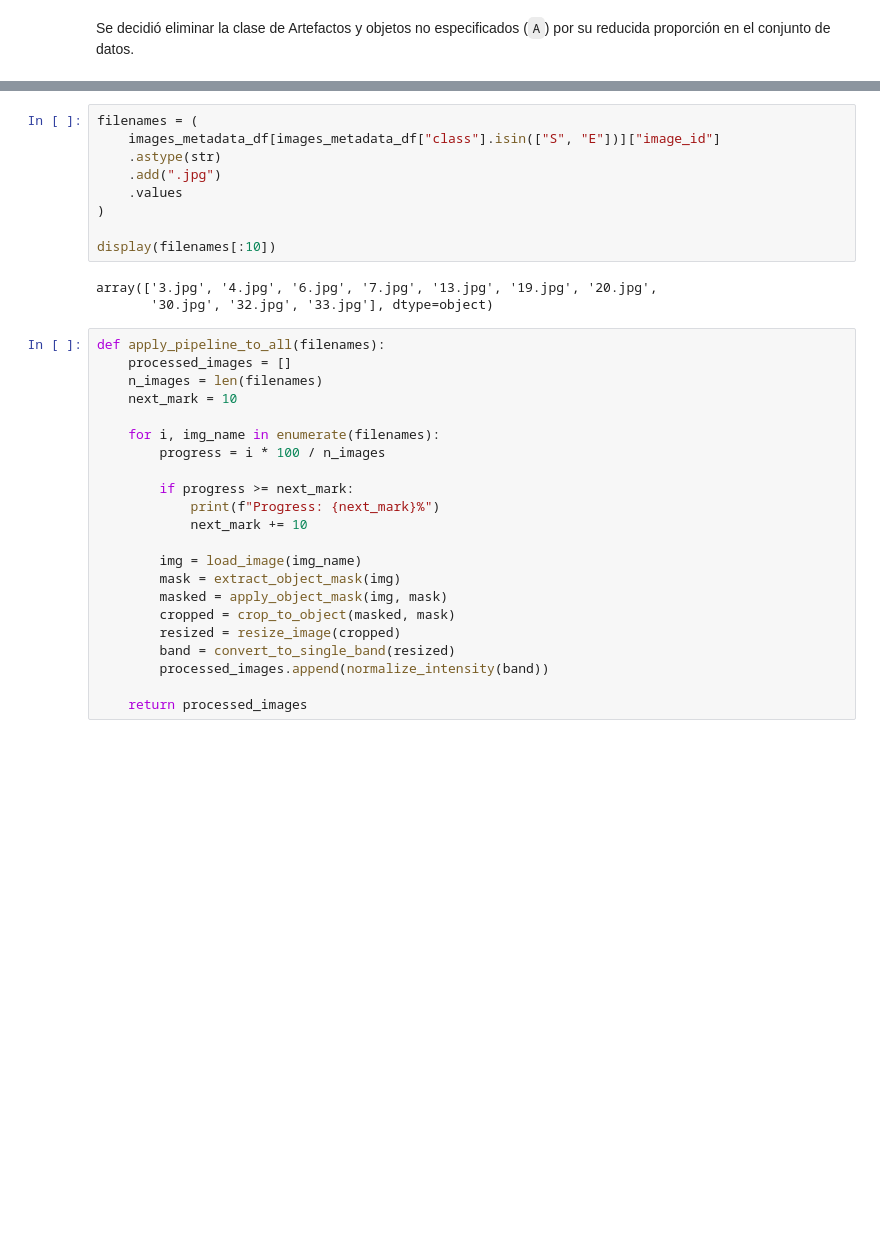
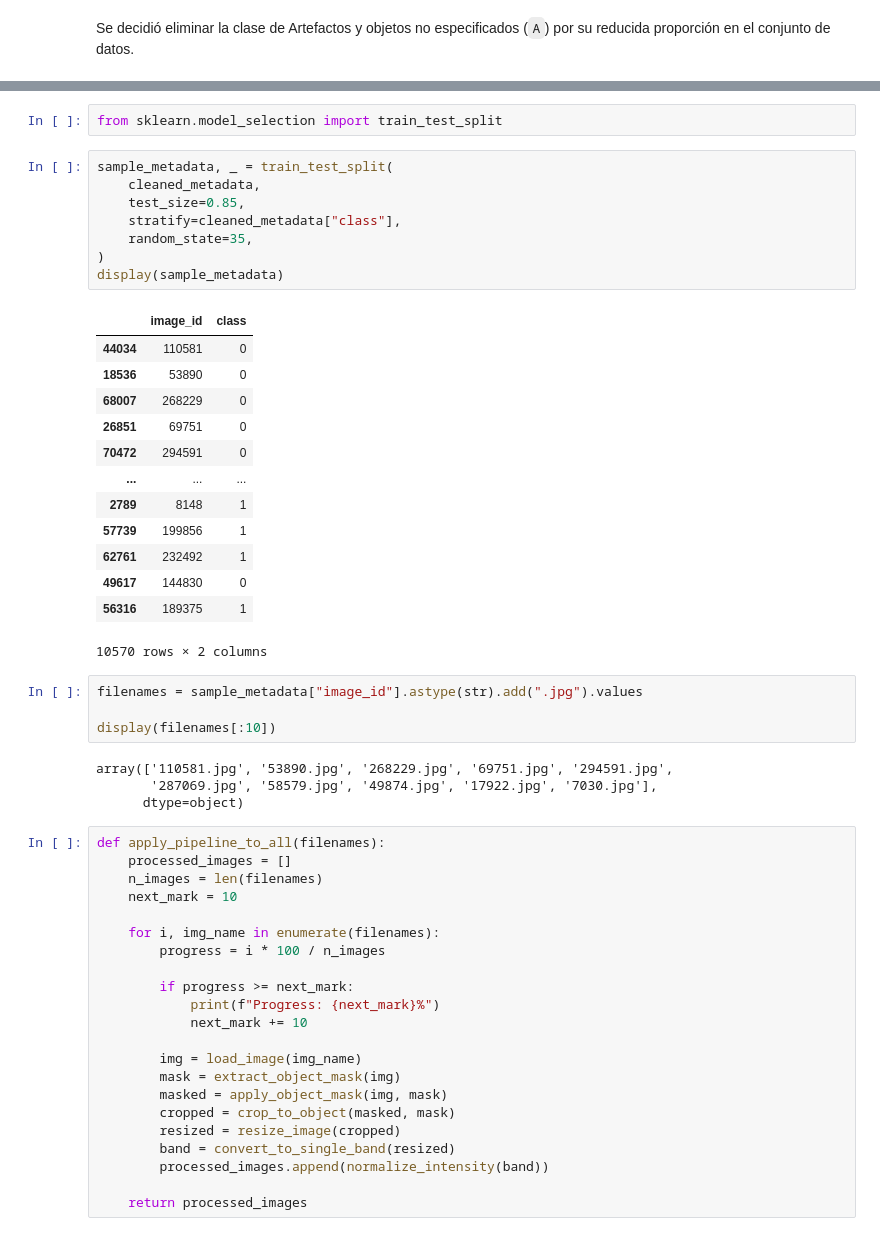
Before and after one commit to Toutl/dml-project, a Jupyter notebook: src/classification/c_2_preprocessing.ipynb, the cells around one changed output, grey strips where cells are left out. Drawn from its saved outputs; the diff is of its cells as text; blank space fills up the shorter version.

Commit message:
Added sampling to test models

```diff
--- a/src/classification/c_2_preprocessing.ipynb
+++ b/src/classification/c_2_preprocessing.ipynb
@@ -140,15 +162,35 @@ Se decidió eliminar la clase de Artefactos y objetos no especificados (`A`) por
+# %%
+from sklearn.model_selection import train_test_split
+# %%
+sample_metadata, _ = train_test_split(
+    cleaned_metadata,
+    test_size=0.85,
+    stratify=cleaned_metadata["class"],
+    random_state=35,
+)
+display(sample_metadata)
+# %% [output]
+|  | image_id | class |
+| 44034 | 110581 | 0 |
+| 18536 | 53890 | 0 |
+| 68007 | 268229 | 0 |
+| 26851 | 69751 | 0 |
+| 70472 | 294591 | 0 |
+| ... | ... | ... |
+| 2789 | 8148 | 1 |
+| 57739 | 199856 | 1 |
+| 62761 | 232492 | 1 |
+| 49617 | 144830 | 0 |
+| 56316 | 189375 | 1 |
+10570 rows × 2 columns
 # %%
-filenames = (
-    images_metadata_df[images_metadata_df["class"].isin(["S", "E"])]["image_id"]
-    .astype(str)
-    .add(".jpg")
-    .values
-)
+filenames = sample_metadata["image_id"].astype(str).add(".jpg").values
 
 display(filenames[:10])
 # %% [output]
-array(['3.jpg', '4.jpg', '6.jpg', '7.jpg', '13.jpg', '19.jpg', '20.jpg',
-       '30.jpg', '32.jpg', '33.jpg'], dtype=object)
+array(['110581.jpg', '53890.jpg', '268229.jpg', '69751.jpg', '294591.jpg',
+       '287069.jpg', '58579.jpg', '49874.jpg', '17922.jpg', '7030.jpg'],
+      dtype=object)
 # %%
 def apply_pipeline_to_all(filenames):
     processed_images = []
```
Also changed, not shown: parts of 7 cells of this notebook, 3 other files.
